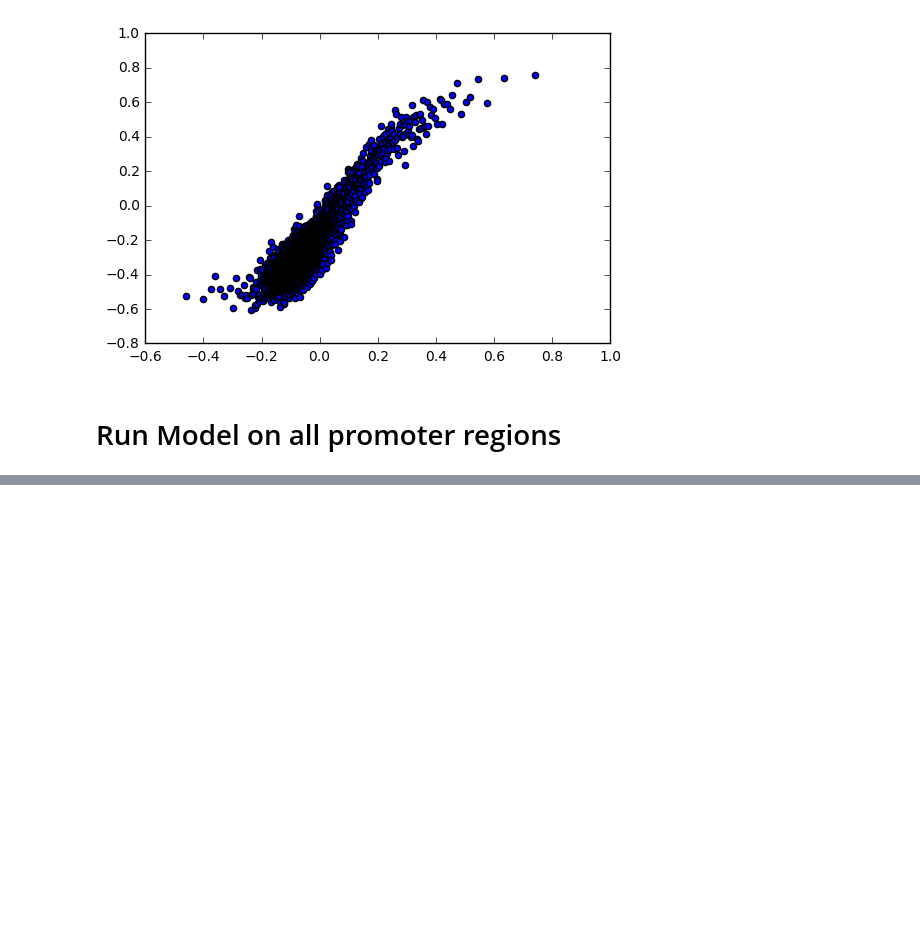
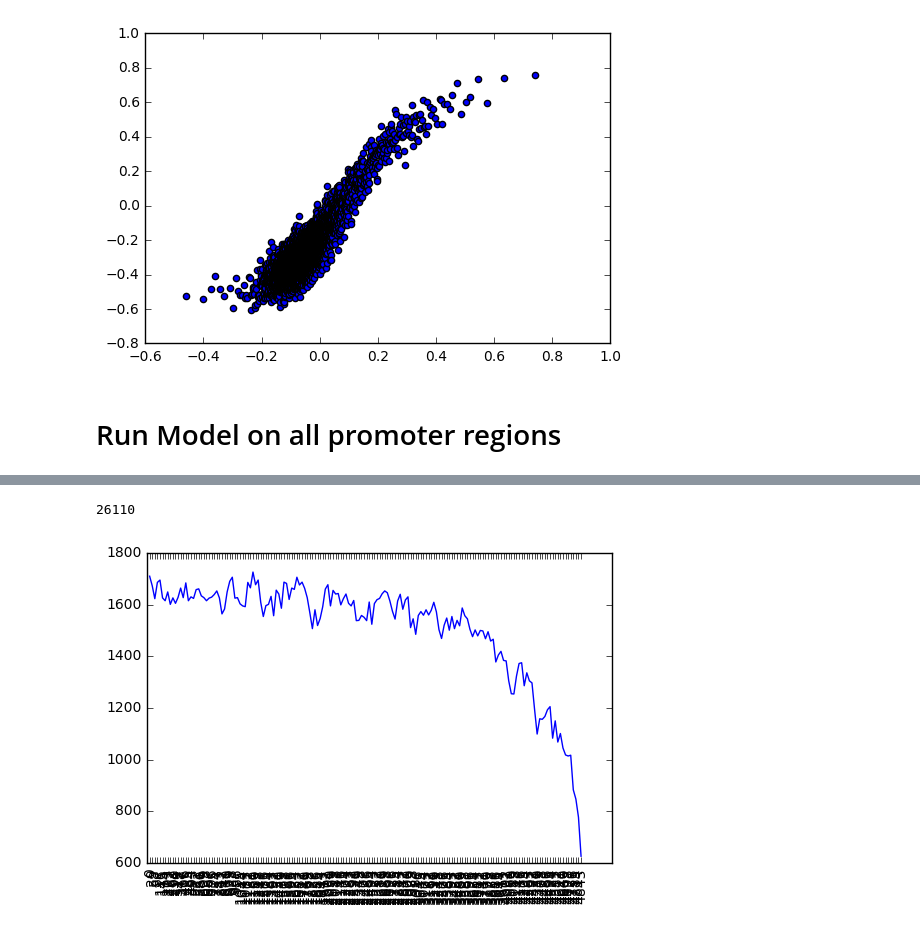
Before and after one commit to irvhsu/cs273b-project, a Jupyter notebook: notebooks/Promoter_metaplot.ipynb, the cells around one changed output, grey strips where cells are left out. Cells and saved outputs as stored; diff of their text form; code cells hidden in the pictures; blank space fills up the shorter version.

```diff
--- a/notebooks/Promoter_metaplot.ipynb
+++ b/notebooks/Promoter_metaplot.ipynb
@@ -94,0 +139,11 @@ for i in range(4):
+# %%
+# Add a number of BELOW a given cutoff
+print len(vals[0])
+thresh = [len(filter(lambda y: y[0] < -.25, x)) for x in vals]
+
+plt.plot(range(1, len(range(0, 5000-145, stride))+1), thresh)
+plt.xticks(range(1, len(range(0, 5000-145, stride))+1), range(0, 5000-145, stride), rotation='vertical')
+plt.show()
+# %% [output]
+26110
+[figure, added]
```
Also changed, not shown: parts of 6 cells of this notebook, 4 other files.
